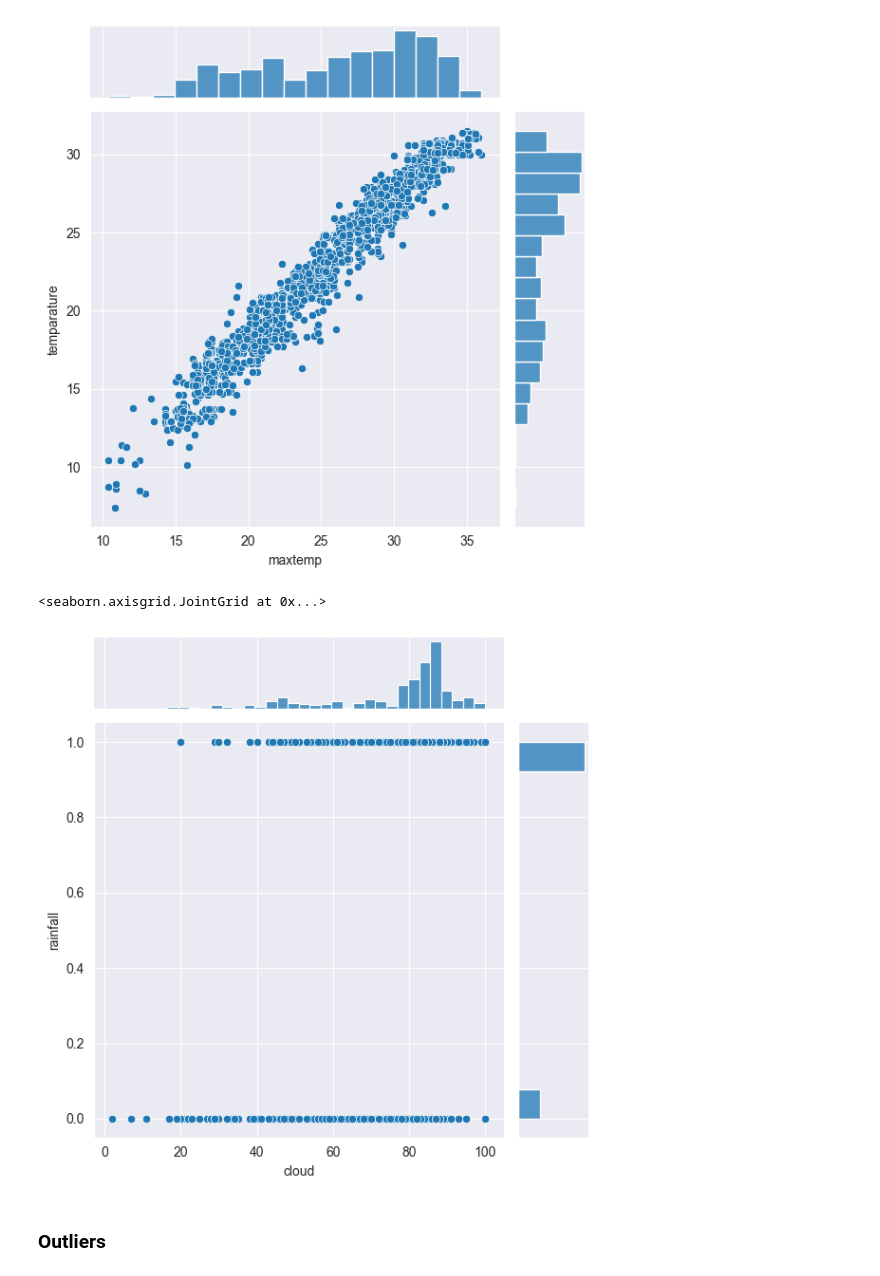
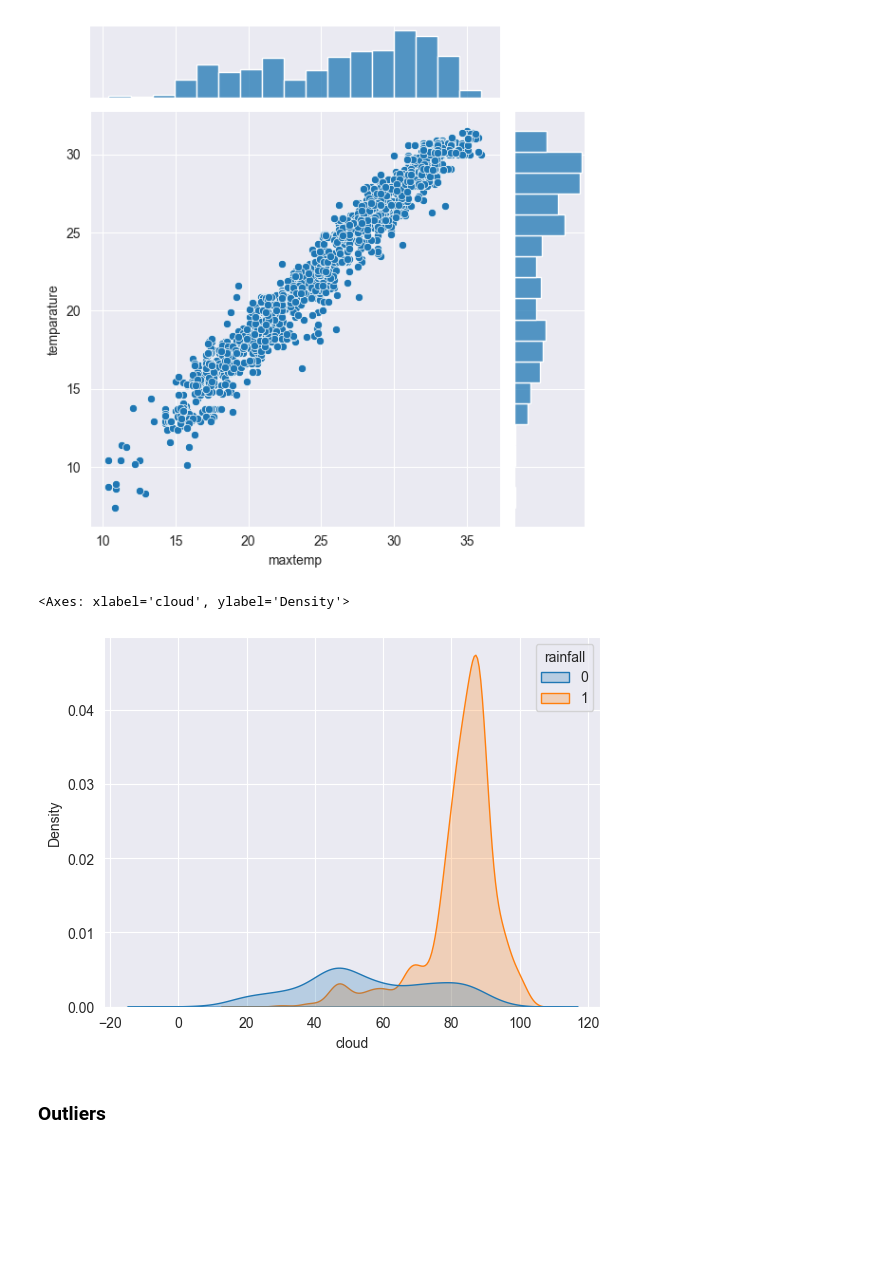
Before and after one commit to ruslannsu/sm-kaggle, a Jupyter notebook: rainfall/rainfall.ipynb, the cells around one changed output. Cells and saved outputs as stored; diff of their text form; code cells hidden in the pictures; blank space fills up the shorter version.

```diff
--- a/rainfall/rainfall.ipynb
+++ b/rainfall/rainfall.ipynb
@@ -87,10 +88,10 @@ fig = sns.jointplot(df, x='maxtemp', y='temparature', kind='scatter')
 # %% [output]
 [figure]
 # %%
-sns.jointplot(df, x='cloud', y='rainfall', kind='scatter')
+sns.kdeplot(data=df, x='cloud', hue='rainfall', fill=True)
 # %% [output]
-<seaborn.axisgrid.JointGrid at 0x...>
+<Axes: xlabel='cloud', ylabel='Density'>
-[figure, old version]
+[figure, new version]
 # %% [markdown]
 ### Outliers
 # %%
```
Also changed, not shown: parts of 7 cells of this notebook, 7 other files.
